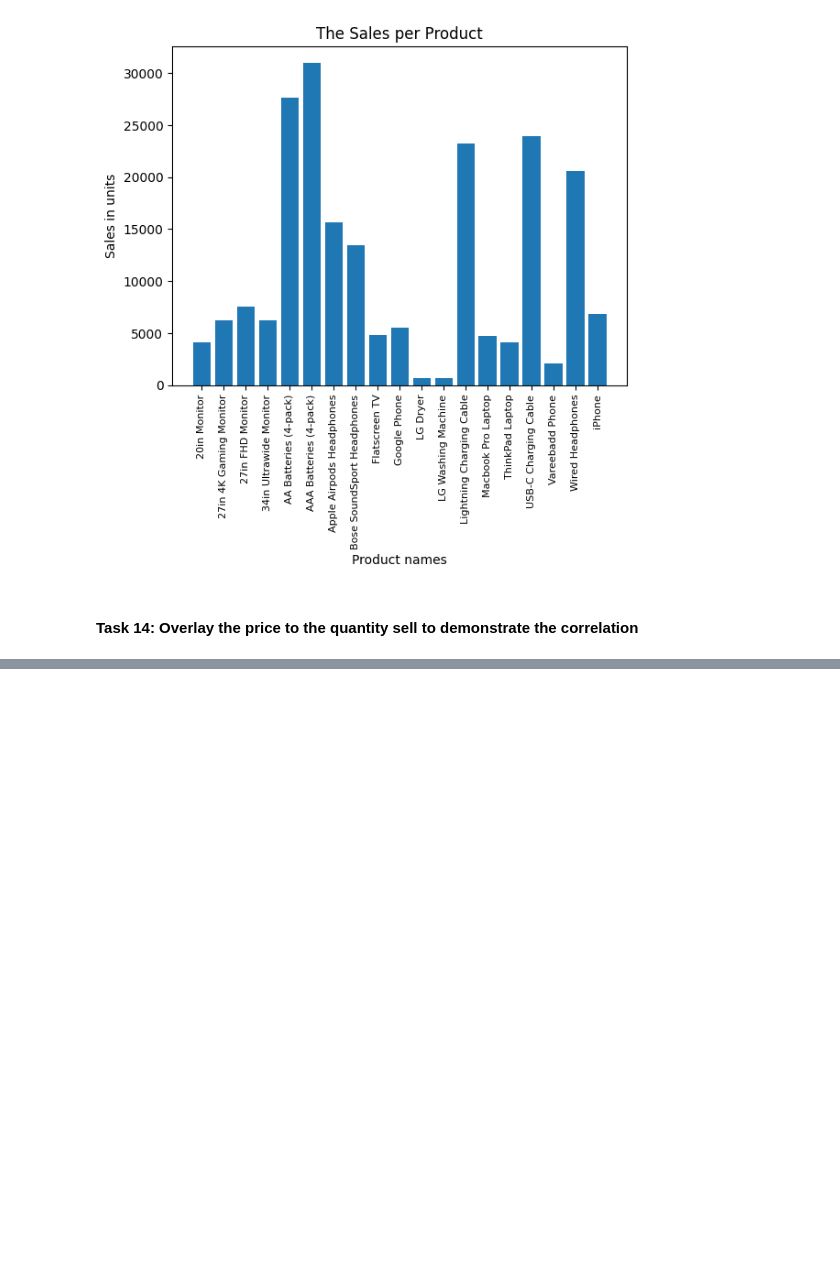
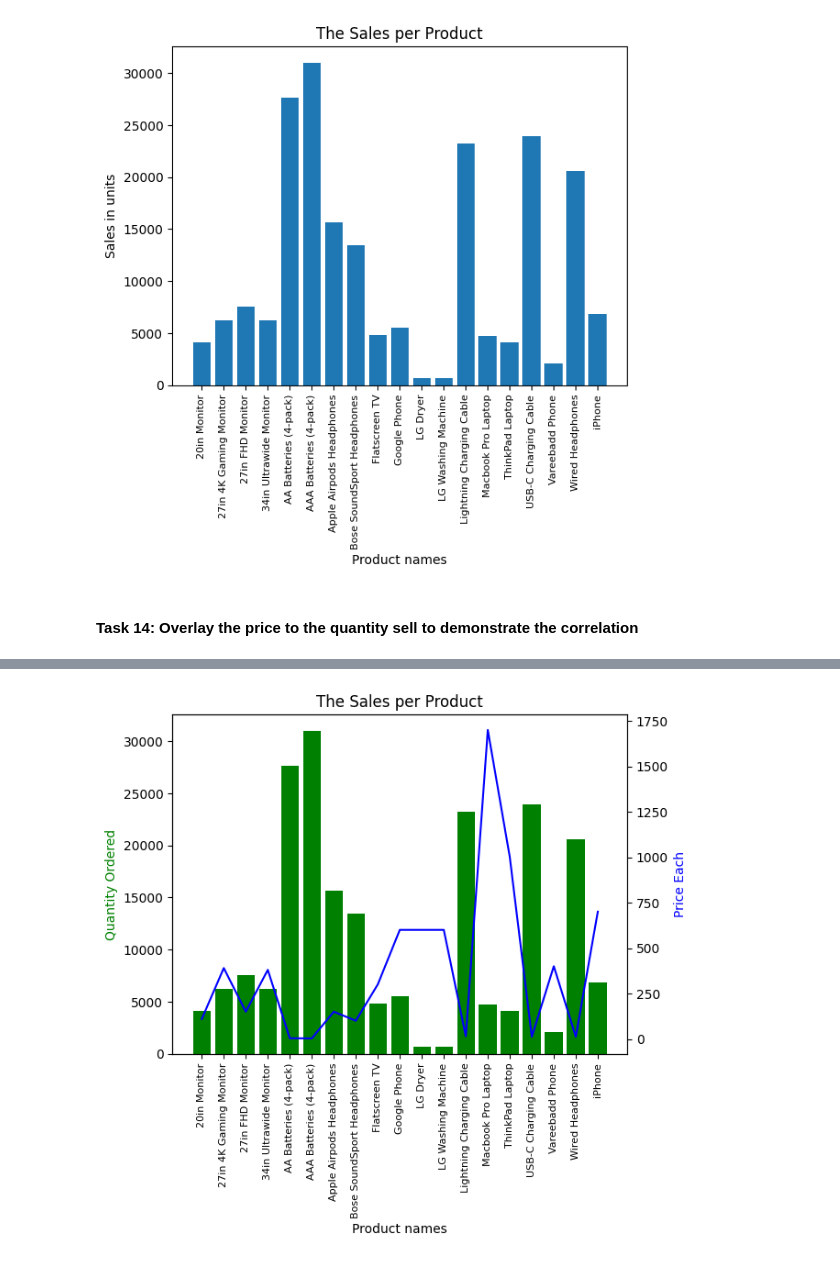
Before and after one commit to emilyle91/sales-analysis, a Jupyter notebook: Sales_Analysis.ipynb, the cells around one changed output, grey strips where cells are left out. Cells and saved outputs as stored; diff of their text form; code cells hidden in the pictures; blank space fills up the shorter version.

Commit message:
Plot the sales per product

```diff
--- a/Sales_Analysis.ipynb
+++ b/Sales_Analysis.ipynb
@@ -352,3 +352,6 @@ plt.show()
 [figure]
 # %% [markdown]
 #### Task 14: Overlay the price to the quantity sell to demonstrate the correlation
+# %%
+prices = all_data.groupby("Product").mean("Price Each")
+prices["Price Each"]
@@ -354,0 +376,18 @@ plt.show()
+# %%
+fig, ax1 = plt.subplots()
+ax2 = ax1.twinx()
+
+ax1.yaxis.get_major_formatter().set_scientific(False)
+ax1.yaxis.get_major_formatter().set_useOffset(False)
+
+ax1.bar(product_sale_data.index.tolist(), product_sale_data["Quantity Ordered"], color="g")
+ax2.plot(product_sale_data.index.tolist(), prices["Price Each"], "b-")
+
+plt.title("The Sales per Product")
+ax1.set_xticklabels(product_sale_data.index.tolist(), rotation= 'vertical', size = 8)
+ax1.set_ylabel("Quantity Ordered", color = "g")
+ax2.set_ylabel("Price Each", color = "b")
+ax1.set_xlabel("Product names")
+plt.show()
+# %% [output]
+[figure, added]
```
Also changed, not shown: parts of 2 cells of this notebook.
